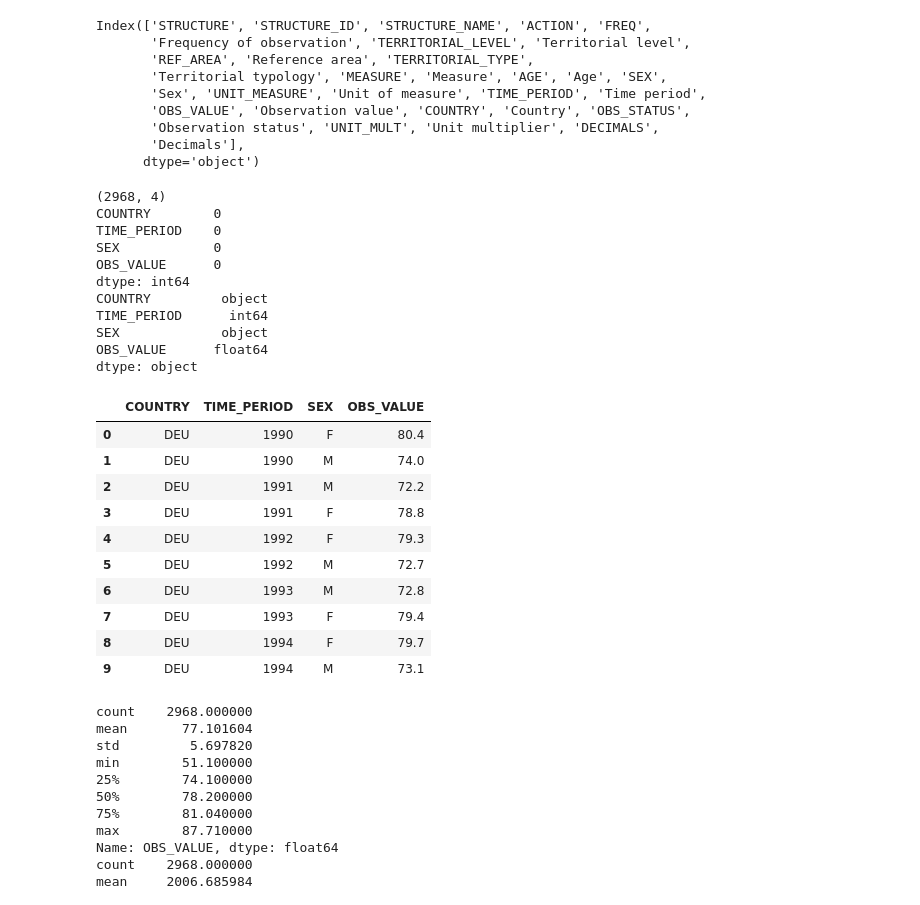
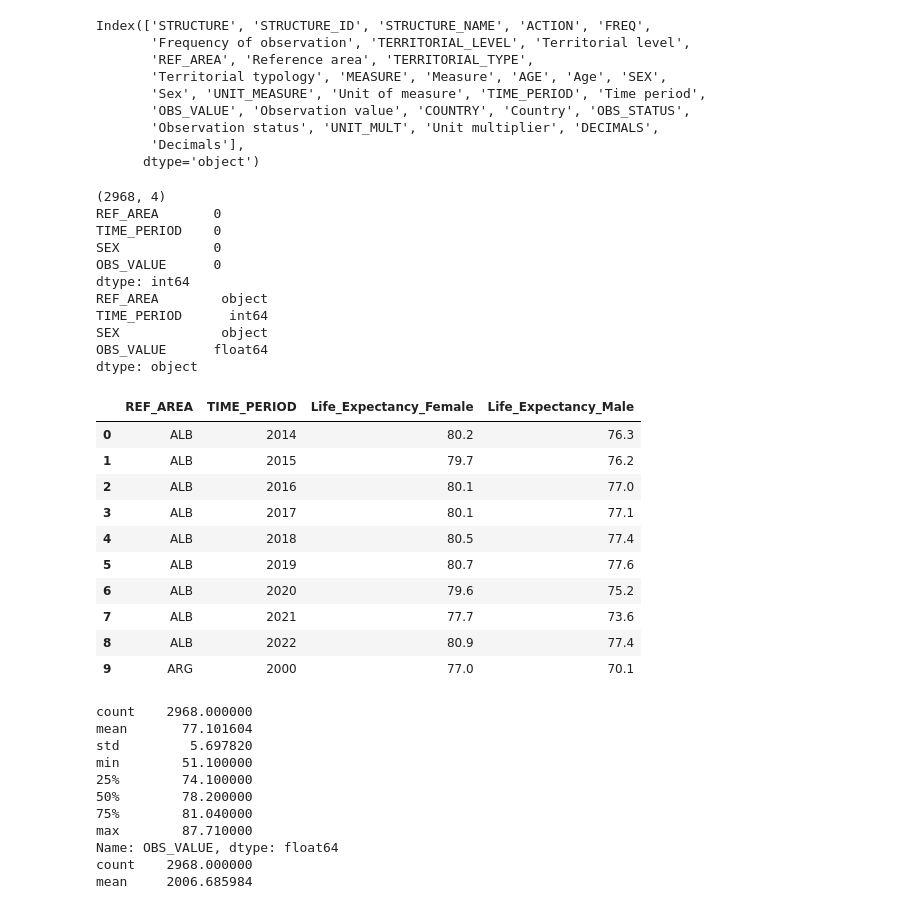
Before and after one commit to BastiSeid/healthcare-efficiency-analysis, a Jupyter notebook: notebooks/01_data_collection.ipynb, the cells around one changed output. Cells and saved outputs as stored; diff of their text form; code cells hidden in the pictures.

Commit message:
clean ML dataset that has been merged together and first data exploration

```diff
--- a/notebooks/01_data_collection.ipynb
+++ b/notebooks/01_data_collection.ipynb
@@ -15,7 +15,7 @@ df_life_expectancy.shape
 print(df_life_expectancy.columns)
 
 # Prepare life expectancy DataFrame for Machine Learning
-ml_df_life_expectancy = df_life_expectancy[['COUNTRY', 'TIME_PERIOD', "SEX", 'OBS_VALUE']]
+ml_df_life_expectancy = df_life_expectancy[['REF_AREA', 'TIME_PERIOD', "SEX", 'OBS_VALUE']]
 # %% [output]
 Index(['STRUCTURE', 'STRUCTURE_ID', 'STRUCTURE_NAME', 'ACTION', 'FREQ',
        'Frequency of observation', 'TERRITORIAL_LEVEL', 'Territorial level',
@@ -29,36 +29,45 @@ Index(['STRUCTURE', 'STRUCTURE_ID', 'STRUCTURE_NAME', 'ACTION', 'FREQ',
 # %%
 print(ml_df_life_expectancy.shape)
 
 # check for missing values
 print(ml_df_life_expectancy.isnull().sum())
 
 # check data types
 print(ml_df_life_expectancy.dtypes)
 
+# noticed that countries have two rows per year for male and female
 ml_df_life_expectancy.head(10)
+
+# pivot the data to have separate columns for male and female
+ml_df_life_expectancy_pivot = ml_df_life_expectancy.pivot_table(index=['REF_AREA', 'TIME_PERIOD'], columns='SEX', values='OBS_VALUE').reset_index()
+ml_df_life_expectancy_pivot.columns.name = None  # remove the columns name
+ml_df_life_expectancy_pivot.rename(columns={'F': 'Life_Expectancy_Female', 'M': 'Life_Expectancy_Male'}, inplace=True)
+
+# check the pivoted data (now 1 row per year incl. male and female life expectancy)
+ml_df_life_expectancy_pivot.head(10)
 # %% [output]
 (2968, 4)
-COUNTRY        0
+REF_AREA       0
 TIME_PERIOD    0
 SEX            0
 OBS_VALUE      0
 dtype: int64
-COUNTRY         object
+REF_AREA        object
 TIME_PERIOD      int64
 SEX             object
 OBS_VALUE      float64
 dtype: object
-|  | COUNTRY | TIME_PERIOD | SEX | OBS_VALUE |
-| 0 | DEU | 1990 | F | 80.4 |
-| 1 | DEU | 1990 | M | 74.0 |
-| 2 | DEU | 1991 | M | 72.2 |
-| 3 | DEU | 1991 | F | 78.8 |
-| 4 | DEU | 1992 | F | 79.3 |
-| 5 | DEU | 1992 | M | 72.7 |
-| 6 | DEU | 1993 | M | 72.8 |
-| 7 | DEU | 1993 | F | 79.4 |
-| 8 | DEU | 1994 | F | 79.7 |
-| 9 | DEU | 1994 | M | 73.1 |
+|  | REF_AREA | TIME_PERIOD | Life_Expectancy_Female | Life_Expectancy_Male |
+| 0 | ALB | 2014 | 80.2 | 76.3 |
+| 1 | ALB | 2015 | 79.7 | 76.2 |
+| 2 | ALB | 2016 | 80.1 | 77.0 |
+| 3 | ALB | 2017 | 80.1 | 77.1 |
+| 4 | ALB | 2018 | 80.5 | 77.4 |
+| 5 | ALB | 2019 | 80.7 | 77.6 |
+| 6 | ALB | 2020 | 79.6 | 75.2 |
+| 7 | ALB | 2021 | 77.7 | 73.6 |
+| 8 | ALB | 2022 | 80.9 | 77.4 |
+| 9 | ARG | 2000 | 77.0 | 70.1 |
 # %%
 
 # checking if data looks reasonable
```
Also changed, not shown: parts of 7 cells of this notebook.
